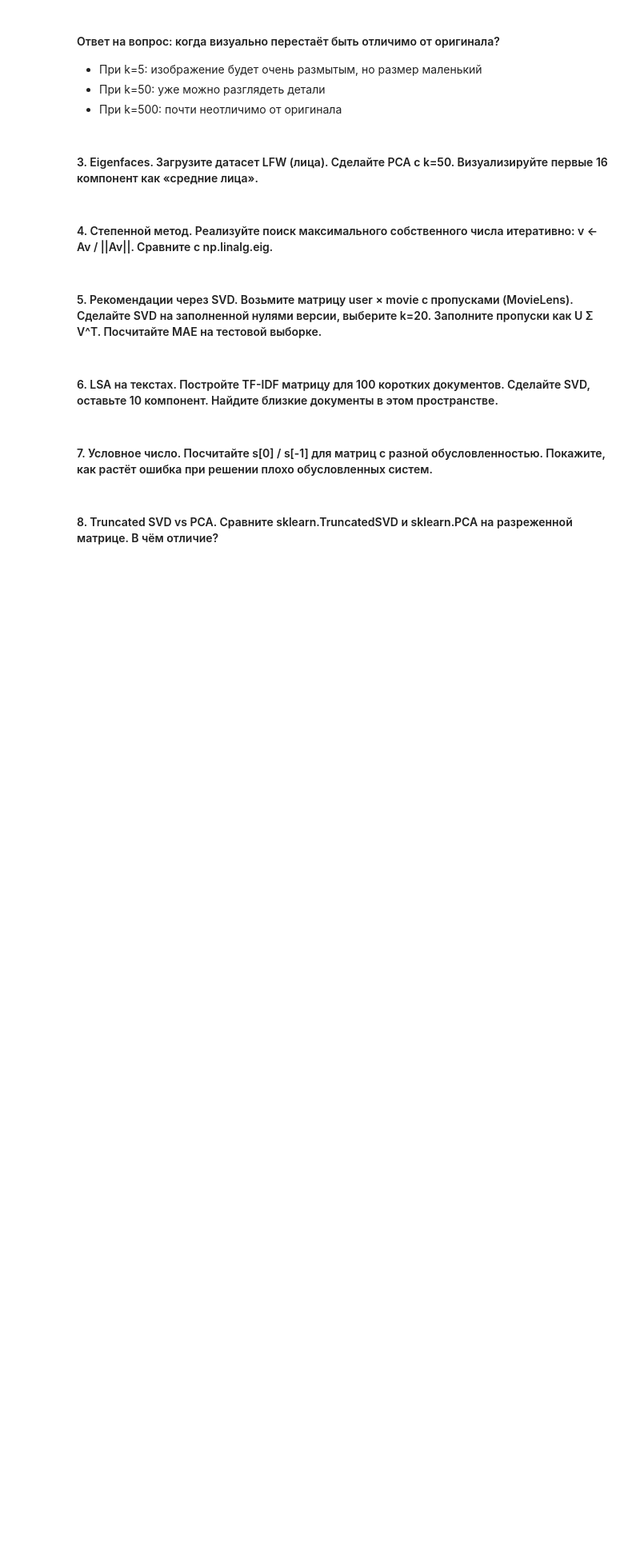
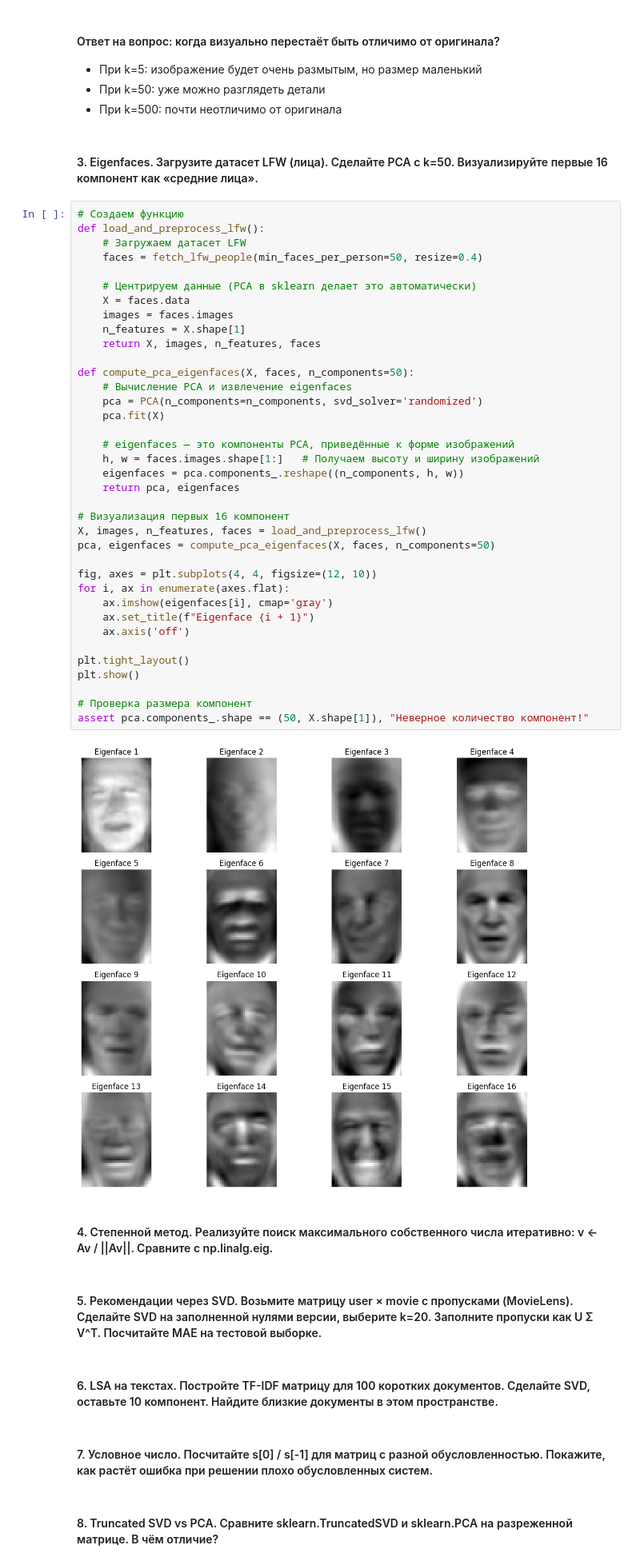
Before and after one commit to EvgenyManyak/math-for-ml-solutions, a Jupyter notebook: lessons/lesson_03/solutions.ipynb, the cells around one changed output. Shown at 80% size. Cells and saved outputs as stored; diff of their text form; blank space fills up the shorter version.

```diff
--- a/lessons/lesson_03/solutions.ipynb
+++ b/lessons/lesson_03/solutions.ipynb
@@ -158,6 +160,45 @@ plt.show()
 * При k=500: почти неотличимо от оригинала
 # %% [markdown]
 #### 3. Eigenfaces. Загрузите датасет LFW (лица). Сделайте PCA с k=50. Визуализируйте первые 16 компонент как «средние лица».
+# %%
+# Создаем функцию
+def load_and_preprocess_lfw():
+    # Загружаем датасет LFW
+    faces = fetch_lfw_people(min_faces_per_person=50, resize=0.4)
+
+    # Центрируем данные (PCA в sklearn делает это автоматически)
+    X = faces.data
+    images = faces.images
+    n_features = X.shape[1]
+    return X, images, n_features, faces
+
+def compute_pca_eigenfaces(X, faces, n_components=50):
+    # Вычисление PCA и извлечение eigenfaces
+    pca = PCA(n_components=n_components, svd_solver='randomized')
+    pca.fit(X)
+
+    # eigenfaces — это компоненты PCA, приведённые к форме изображений
+    h, w = faces.images.shape[1:]   # Получаем высоту и ширину изображений
+    eigenfaces = pca.components_.reshape((n_components, h, w))
+    return pca, eigenfaces
+
+# Визуализация первых 16 компонент
+X, images, n_features, faces = load_and_preprocess_lfw()
+pca, eigenfaces = compute_pca_eigenfaces(X, faces, n_components=50)
+
+fig, axes = plt.subplots(4, 4, figsize=(12, 10))
+for i, ax in enumerate(axes.flat):
+    ax.imshow(eigenfaces[i], cmap='gray')
+    ax.set_title(f"Eigenface {i + 1}")
+    ax.axis('off')
+
+plt.tight_layout()
+plt.show()
+
+# Проверка размера компонент
+assert pca.components_.shape == (50, X.shape[1]), "Неверное количество компонент!"
+# %% [output]
+[figure, added]
 # %% [markdown]
 #### 4. Степенной метод. Реализуйте поиск максимального собственного числа итеративно: v ← Av / ||Av||. Сравните с np.linalg.eig.
 # %% [markdown]
```
Also changed, not shown: parts of 1 cell of this notebook.
